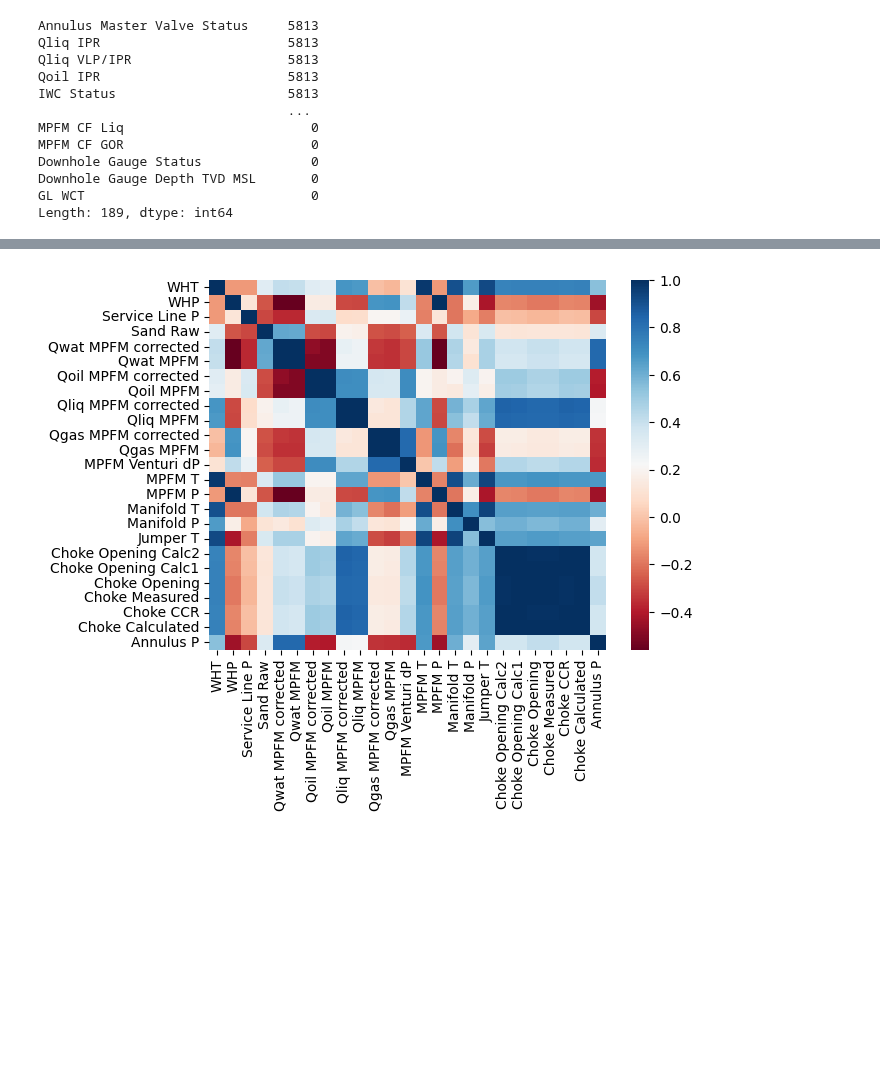
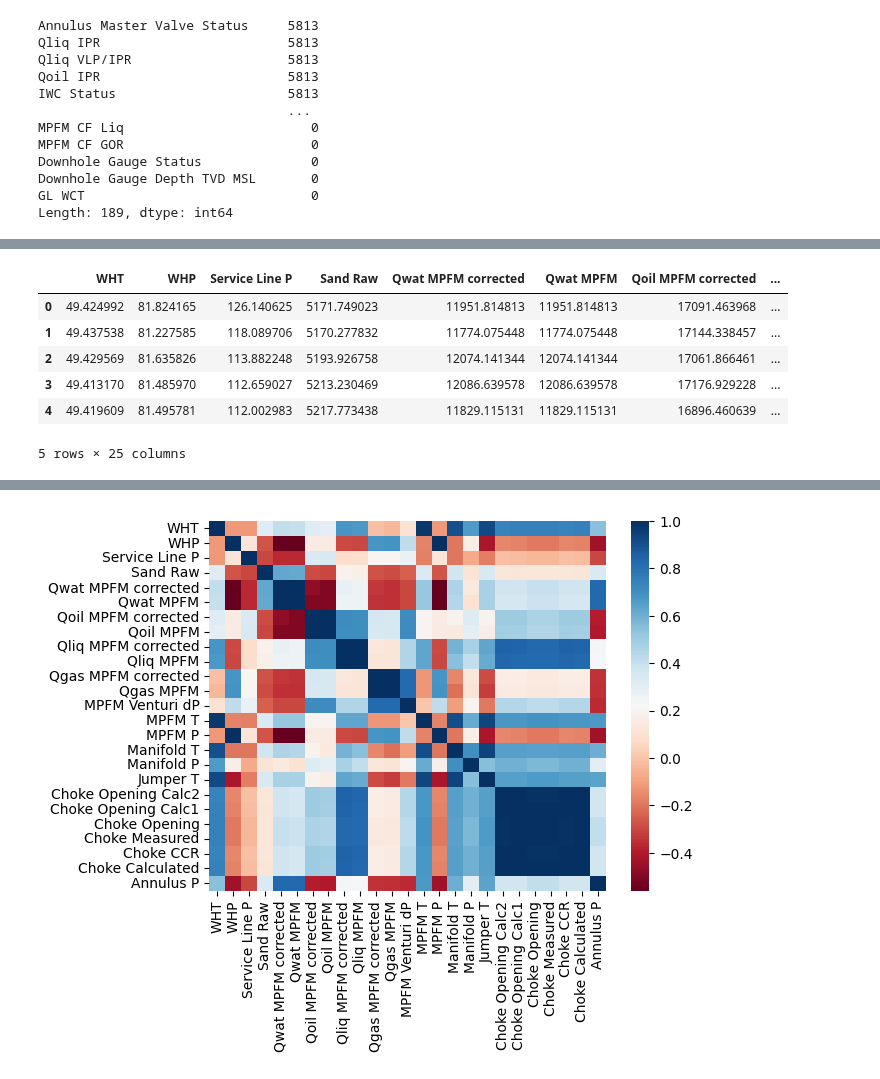
Before and after one commit to mattwagon/oil_production_prediction, a Jupyter notebook: notebooks/matt - data_cleaning.ipynb, the cells around one changed output, grey strips where cells are left out. Cells and saved outputs as stored; diff of their text form; code cells hidden in the pictures; blank space fills up the shorter version.

```diff
--- a/notebooks/matt - data_cleaning.ipynb
+++ b/notebooks/matt - data_cleaning.ipynb
@@ -96,3 +88,13 @@ remove = {"Sand Rate", "MPFM NTotal Count Rate", "MPFM N81 Count Rate", "MPFM N3
 features_to_impute = [f for f in features_to_impute_check if f not in remove]
 # %%
 df_to_impute = df[df.columns.intersection(features_to_impute)]
+# %%
+df_to_impute.head(5)
+# %% [output]
+|  | WHT | WHP | Service Line P | Sand Raw | Qwat MPFM corrected | Qwat MPFM | Qoil MPFM corrected | ... |
+| 0 | 49.424992 | 81.824165 | 126.140625 | 5171.749023 | 11951.814813 | 11951.814813 | 17091.463968 | ... |
+| 1 | 49.437538 | 81.227585 | 118.089706 | 5170.277832 | 11774.075448 | 11774.075448 | 17144.338457 | ... |
+| 2 | 49.429569 | 81.635826 | 113.882248 | 5193.926758 | 12074.141344 | 12074.141344 | 17061.866461 | ... |
+| 3 | 49.413170 | 81.485970 | 112.659027 | 5213.230469 | 12086.639578 | 12086.639578 | 17176.929228 | ... |
+| 4 | 49.419609 | 81.495781 | 112.002983 | 5217.773438 | 11829.115131 | 11829.115131 | 16896.460639 | ... |
+5 rows × 25 columns
```
Also changed, not shown: parts of 9 cells of this notebook.
